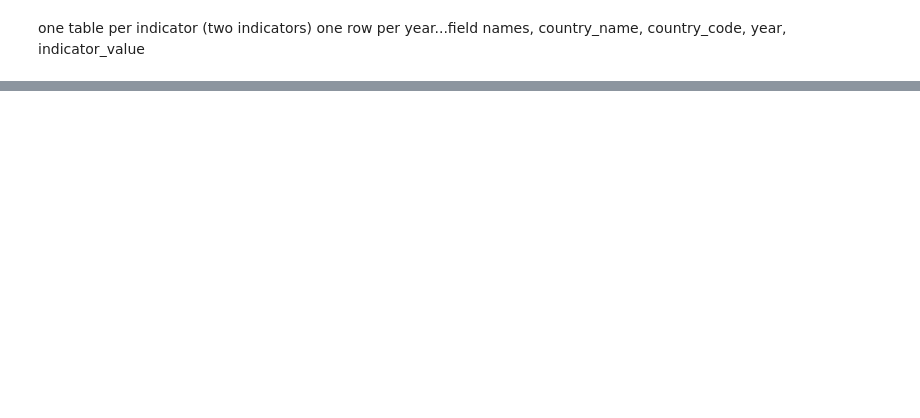
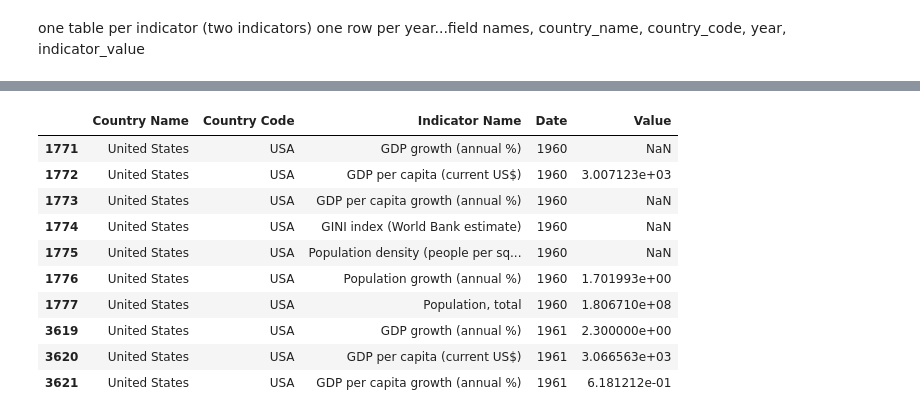
Before and after one commit to dpkeyes/Olympics-Soccer-Country-Analysis-ETLProject, a Jupyter notebook: countries_data.ipynb, the cells around one changed output, grey strips where cells are left out. Cells and saved outputs as stored; diff of their text form; code cells hidden in the pictures; blank space fills up the shorter version.

```diff
--- a/countries_data.ipynb
+++ b/countries_data.ipynb
@@ -120,0 +102,14 @@ one table per indicator (two indicators) one row per year...field names, country
+# %%
+df_test[df_test['Country Code'] == 'USA'].head(10)
+# %% [output]
+|  | Country Name | Country Code | Indicator Name | Date | Value |
+| 1771 | United States | USA | GDP growth (annual %) | 1960 | NaN |
+| 1772 | United States | USA | GDP per capita (current US$) | 1960 | 3.007123e+03 |
+| 1773 | United States | USA | GDP per capita growth (annual %) | 1960 | NaN |
+| 1774 | United States | USA | GINI index (World Bank estimate) | 1960 | NaN |
+| 1775 | United States | USA | Population density (people per sq... | 1960 | NaN |
+| 1776 | United States | USA | Population growth (annual %) | 1960 | 1.701993e+00 |
+| 1777 | United States | USA | Population, total | 1960 | 1.806710e+08 |
+| 3619 | United States | USA | GDP growth (annual %) | 1961 | 2.300000e+00 |
+| 3620 | United States | USA | GDP per capita (current US$) | 1961 | 3.066563e+03 |
+| 3621 | United States | USA | GDP per capita growth (annual %) | 1961 | 6.181212e-01 |
```
Also changed, not shown: parts of 10 cells of this notebook.
